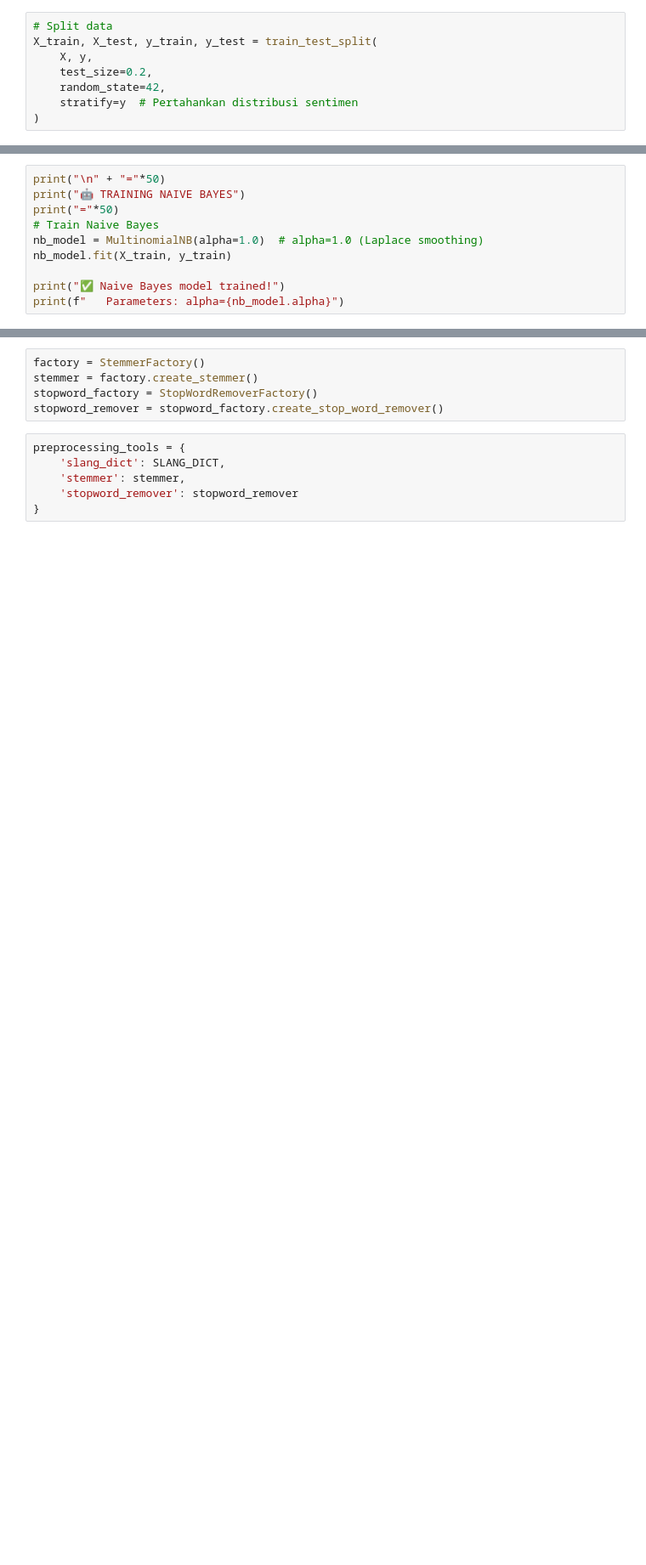
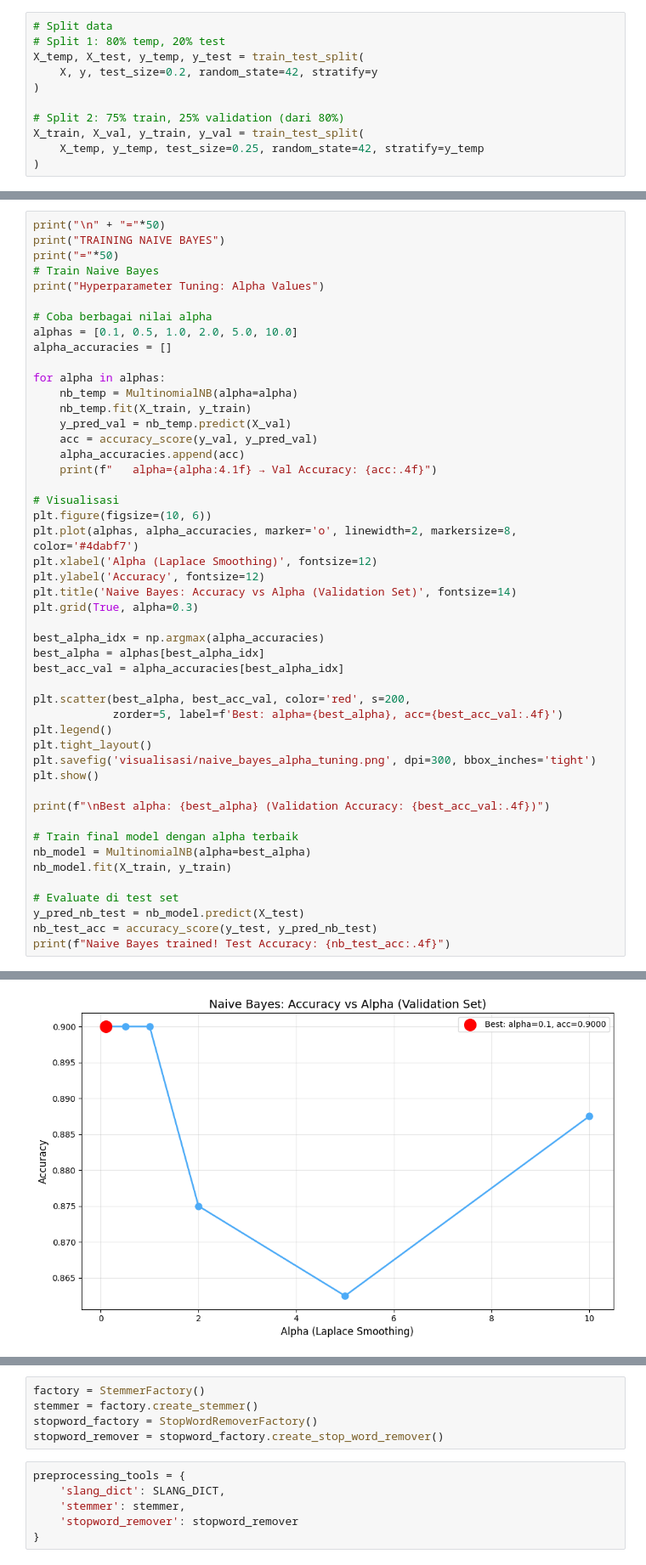
Before and after one commit to liamsimp1/Tubes-AI, a Jupyter notebook: model_training.ipynb, the cells around one changed output, grey strips where cells are left out. Shown at 85% size. Cells and saved outputs as stored; diff of their text form; blank space fills up the shorter version.

```diff
--- a/model_training.ipynb
+++ b/model_training.ipynb
@@ -39,9 +43,12 @@ print(f"✅ Vocabulary size: {len(vectorizer.get_feature_names_out())}")
 # %%
 # Split data
-X_train, X_test, y_train, y_test = train_test_split(
-    X, y,
-    test_size=0.2,
-    random_state=42,
-    stratify=y  # Pertahankan distribusi sentimen
+# Split 1: 80% temp, 20% test
+X_temp, X_test, y_temp, y_test = train_test_split(
+    X, y, test_size=0.2, random_state=42, stratify=y
 )
+
+# Split 2: 75% train, 25% validation (dari 80%)
+X_train, X_val, y_train, y_val = train_test_split(
+    X_temp, y_temp, test_size=0.25, random_state=42, stratify=y_temp
+)
 # %%
@@ -68,12 +78,50 @@ Test  - Positive: 40 | Negative: 40
 # %%
 print("\n" + "="*50)
-print("🤖 TRAINING NAIVE BAYES")
+print("TRAINING NAIVE BAYES")
 print("="*50)
 # Train Naive Bayes
-nb_model = MultinomialNB(alpha=1.0)  # alpha=1.0 (Laplace smoothing)
+print("Hyperparameter Tuning: Alpha Values")
+
+# Coba berbagai nilai alpha
+alphas = [0.1, 0.5, 1.0, 2.0, 5.0, 10.0]
+alpha_accuracies = []
+
+for alpha in alphas:
+    nb_temp = MultinomialNB(alpha=alpha)
+    nb_temp.fit(X_train, y_train)
+    y_pred_val = nb_temp.predict(X_val)
+    acc = accuracy_score(y_val, y_pred_val)
+    alpha_accuracies.append(acc)
+    print(f"   alpha={alpha:4.1f} → Val Accuracy: {acc:.4f}")
+
+# Visualisasi
+plt.figure(figsize=(10, 6))
+plt.plot(alphas, alpha_accuracies, marker='o', linewidth=2, markersize=8, color='#4dabf7')
+plt.xlabel('Alpha (Laplace Smoothing)', fontsize=12)
+plt.ylabel('Accuracy', fontsize=12)
+plt.title('Naive Bayes: Accuracy vs Alpha (Validation Set)', fontsize=14)
+plt.grid(True, alpha=0.3)
+
+best_alpha_idx = np.argmax(alpha_accuracies)
+best_alpha = alphas[best_alpha_idx]
+best_acc_val = alpha_accuracies[best_alpha_idx]
+
+plt.scatter(best_alpha, best_acc_val, color='red', s=200,
+            zorder=5, label=f'Best: alpha={best_alpha}, acc={best_acc_val:.4f}')
+plt.legend()
+plt.tight_layout()
+plt.savefig('visualisasi/naive_bayes_alpha_tuning.png', dpi=300, bbox_inches='tight')
+plt.show()
+
+print(f"\nBest alpha: {best_alpha} (Validation Accuracy: {best_acc_val:.4f})")
+
+# Train final model dengan alpha terbaik
+nb_model = MultinomialNB(alpha=best_alpha)
 nb_model.fit(X_train, y_train)
 
-print("✅ Naive Bayes model trained!")
-print(f"   Parameters: alpha={nb_model.alpha}")
+# Evaluate di test set
+y_pred_nb_test = nb_model.predict(X_test)
+nb_test_acc = accuracy_score(y_test, y_pred_nb_test)
+print(f"Naive Bayes trained! Test Accuracy: {nb_test_acc:.4f}")
 # %% [output]
 ==================================================
@@ -83,0 +137 @@ print(f"   Parameters: alpha={nb_model.alpha}")
+[figure, added]
```
Also changed, not shown: parts of 24 cells of this notebook, 25 other files.
